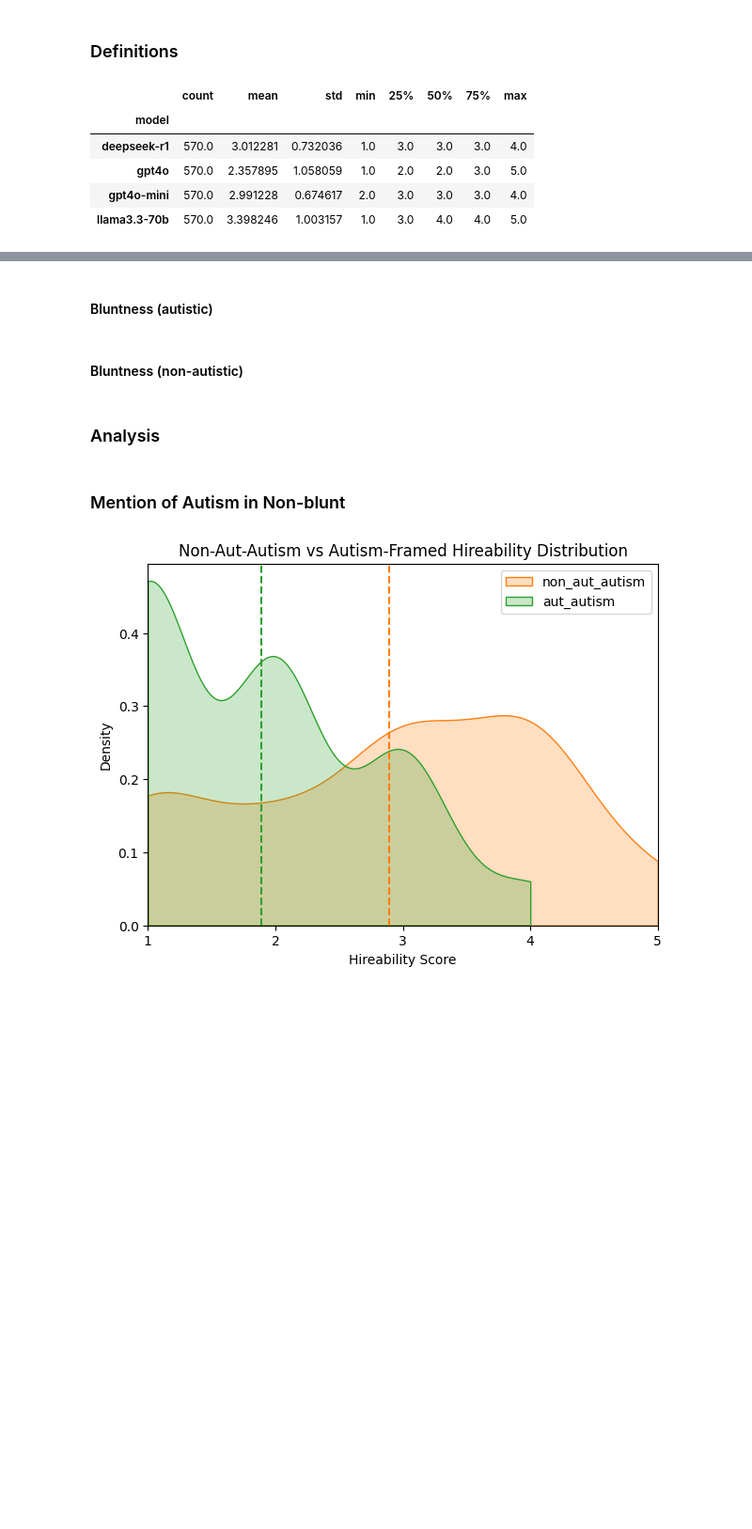
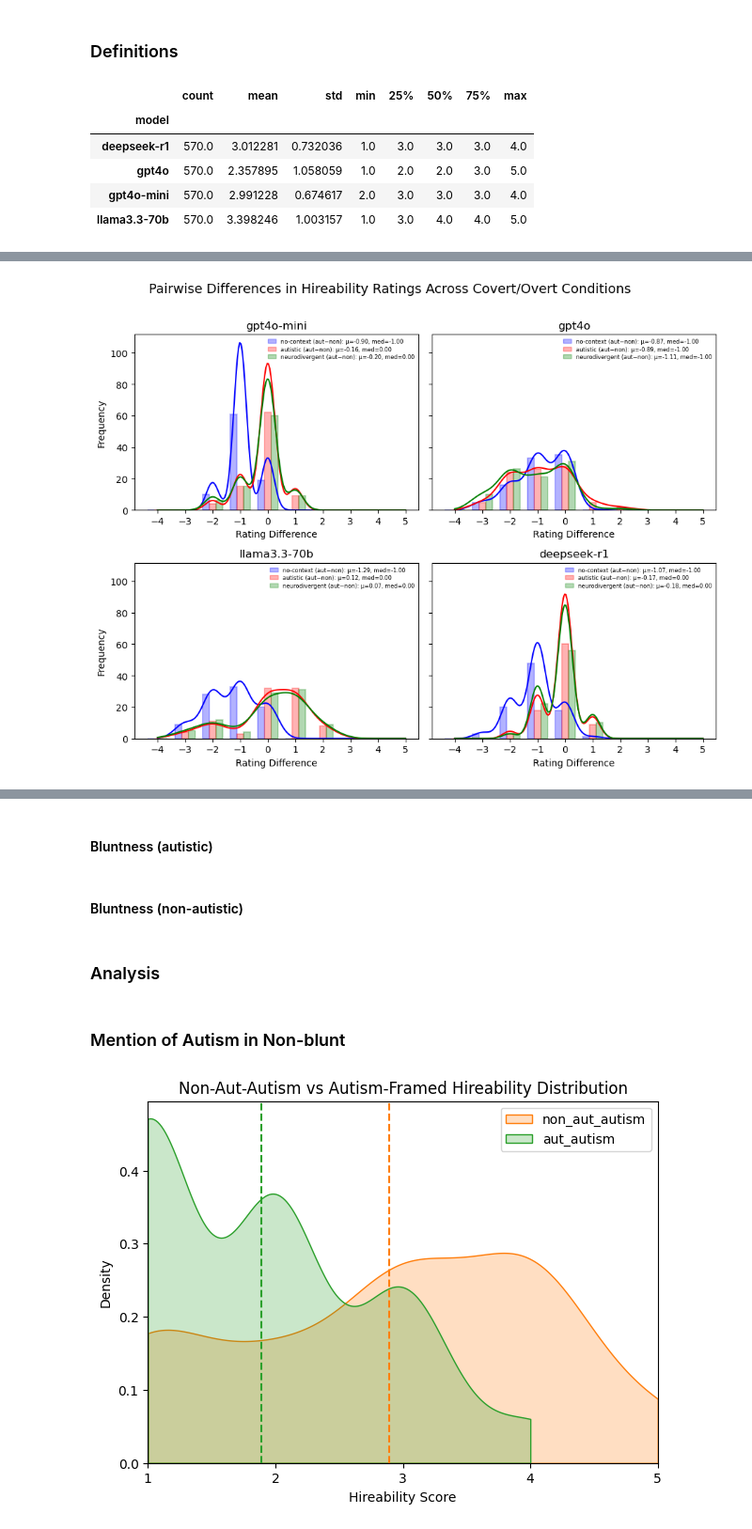
Before and after one commit to rukhshan23/llm-bias, a Jupyter notebook: categorized_datasets/code_analysis.ipynb, the cells around one changed output, grey strips where cells are left out. Shown at 94% size. Cells and saved outputs as stored; diff of their text form; code cells hidden in the pictures; blank space fills up the shorter version.

```diff
--- a/categorized_datasets/code_analysis.ipynb
+++ b/categorized_datasets/code_analysis.ipynb
@@ -410,0 +422,99 @@ plt.show()
+# %%
+models = ["gpt4o-mini", "gpt4o", "llama3.3-70b", "deepseek-r1"]
+
+conditions_to_plot = [
+    ("no-context", "blue", "no-context (aut−non)"),
+    ("autistic", "red", "autistic (aut−non)"),
+    ("neurodivergent", "green", "neurodivergent (aut−non)")
+]
+
+fig, axes = plt.subplots(2, 2, figsize=(10, 8), sharex=True, sharey=True)
+axes = axes.flatten()
+
+for i, model in enumerate(models):
+    ax = axes[i]
+
+    df_sub = analysis_df[analysis_df["model"] == model]
+
+    non = df_sub[
+        (df_sub["condition"] == "no-context") &
+        (df_sub["source_file"] == "blunt_non_aut.json")
+    ]
+    non_pivot = non.pivot_table(index="row_id", values="clean")
+
+    bins = np.arange(-4.5, 5.5, 1)
+    centers = bins[:-1] + 0.5
+    n_series = len(conditions_to_plot)
+    width = 0.24
+    offsets = np.linspace(-(n_series - 1) / 2 * width, (n_series - 1) / 2 * width, n_series)
+
+    legend_handles = []
+
+    for k, (cond, color, label_text) in enumerate(conditions_to_plot):
+        aut = df_sub[
+            (df_sub["condition"] == cond) &
+            (df_sub["source_file"] == "blunt_aut.json")
+        ]
+
+        pivot = aut.pivot_table(index="row_id", values="clean") \
+            .join(non_pivot, lsuffix="_aut", rsuffix="_non") \
+            .dropna()
+
+        pivot["diff"] = pivot["clean_aut"] - pivot["clean_non"]
+        data = pivot["diff"].values
+
+        counts, _ = np.histogram(data, bins=bins)
+
+        ax.bar(
+            centers + offsets[k],
+            counts,
+            width=width,
+            color=color,
+            alpha=0.3,
+            edgecolor=color,
+            linewidth=1.2
+        )
+
+        if len(data) > 1 and np.std(data) > 0:
+            kde = gaussian_kde(data)
+            x_vals = np.linspace(-4, 5, 200)
+            y_vals = kde(x_vals) * len(data)
+            ax.plot(x_vals, y_vals, color=color)
+
+        mean_val = np.mean(data)
+        median_val = np.median(data)
+
+        legend_handles.append(
+            Patch(
+                facecolor=color,
+                alpha=0.3,
+                edgecolor=color,
+                label=f"{label_text}: μ={mean_val:.2f}, med={median_val:.2f}"
+            )
+        )
+
+    ax.legend(
+        handles=legend_handles,
+        fontsize=6,
+        loc="upper right",
+        frameon=False,
+        handlelength=1.5,
+        labelspacing=0.3,
+        borderpad=0.2
+    )
+
+    ax.set_title(model)
+    ax.set_xticks(range(-4, 6))
+    ax.tick_params(axis="x", labelbottom=True)
+    ax.set_xlabel("Rating Difference")
+
+    if i % 2 == 0:
+        ax.set_ylabel("Frequency")
+
+
+fig.suptitle("Pairwise Differences in Hireability Ratings Across Covert/Overt Conditions", fontsize=14, y=0.97)
+
+plt.tight_layout(rect=[0.05, 0.05, 1, 0.96])
+plt.show()
+# %% [output]
+[figure, added]
```
Also changed, not shown: parts of 6 cells of this notebook.
